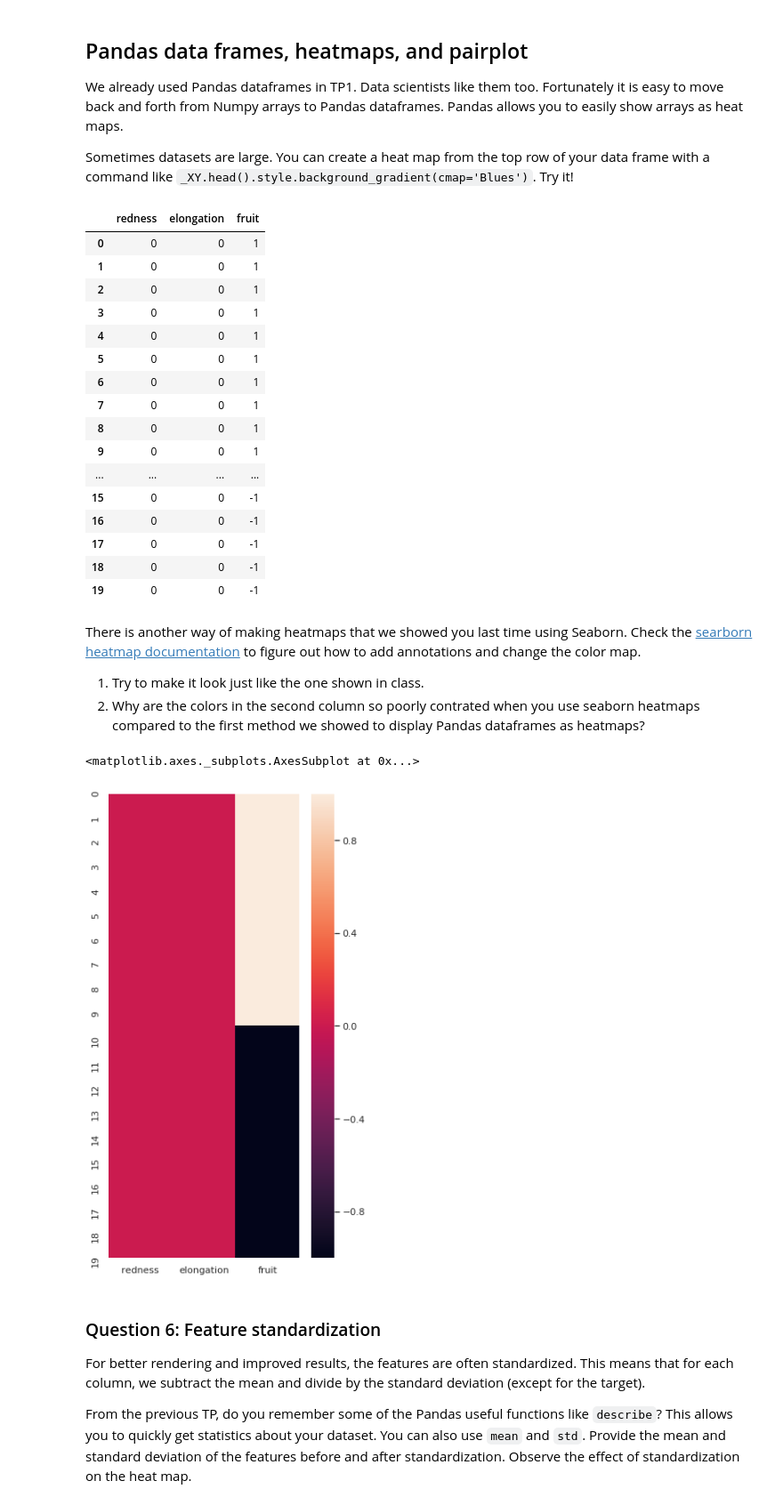
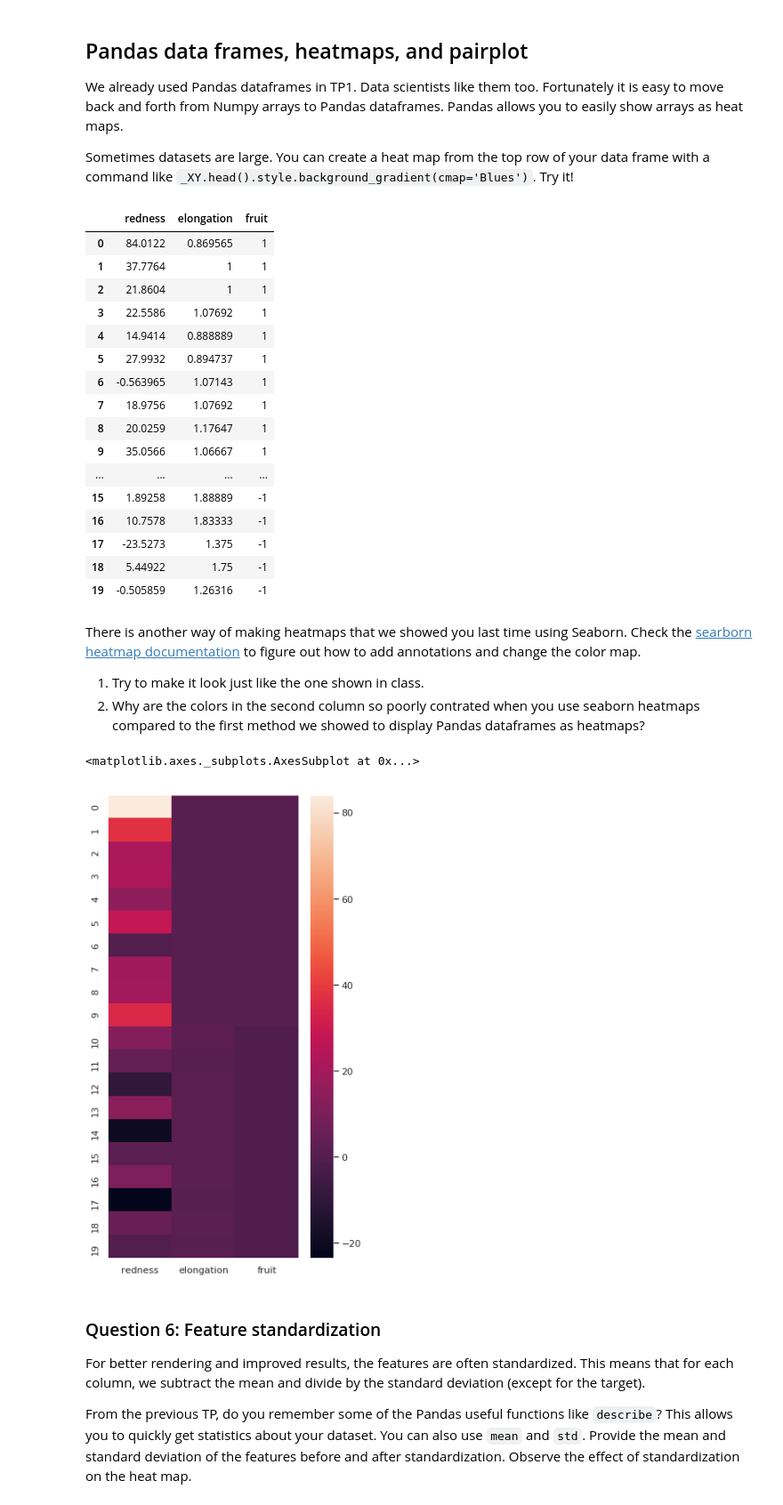
Before and after one commit to charlottetrupin/info232, a Jupyter notebook: TP1/TP1.ipynb, the cells around one changed output. Shown: that part at 89% size. Saved outputs shown, nothing was run; the diff lists cells and outputs as text; code cells hidden in the pictures.

```diff
--- a/TP1/TP1.ipynb
+++ b/TP1/TP1.ipynb
@@ -223,7 +223,7 @@ return [redness, elongation]
 question = 5
 
 def extract_features(M, verbose = True):
-    R = 1*M[:,:,0]; G = 1*M[:,:,1]; B = 1*M[:,:,2]
+    R = 1.*M[:,:,0]; G = 1.*M[:,:,1]; B = 1.*M[:,:,2]
     D = R-(G+B)/2
     V = (R+G+B)/3
     imw,imh = V.shape
@@ -280,22 +280,22 @@ _XY = pd.DataFrame(np.append(_X, Y, axis=1), columns=column_names)
 _XY.style.background_gradient(cmap='Blues')
 # %% [output]
 |  | redness | elongation | fruit |
-| 0 | 0 | 0 | 1 |
-| 1 | 0 | 0 | 1 |
-| 2 | 0 | 0 | 1 |
-| 3 | 0 | 0 | 1 |
-| 4 | 0 | 0 | 1 |
-| 5 | 0 | 0 | 1 |
-| 6 | 0 | 0 | 1 |
-| 7 | 0 | 0 | 1 |
-| 8 | 0 | 0 | 1 |
-| 9 | 0 | 0 | 1 |
+| 0 | 84.0122 | 0.869565 | 1 |
+| 1 | 37.7764 | 1 | 1 |
+| 2 | 21.8604 | 1 | 1 |
+| 3 | 22.5586 | 1.07692 | 1 |
+| 4 | 14.9414 | 0.888889 | 1 |
+| 5 | 27.9932 | 0.894737 | 1 |
+| 6 | -0.563965 | 1.07143 | 1 |
+| 7 | 18.9756 | 1.07692 | 1 |
+| 8 | 20.0259 | 1.17647 | 1 |
+| 9 | 35.0566 | 1.06667 | 1 |
 | ... | ... | ... | ... |
-| 15 | 0 | 0 | -1 |
-| 16 | 0 | 0 | -1 |
-| 17 | 0 | 0 | -1 |
-| 18 | 0 | 0 | -1 |
-| 19 | 0 | 0 | -1 |
+| 15 | 1.89258 | 1.88889 | -1 |
+| 16 | 10.7578 | 1.83333 | -1 |
+| 17 | -23.5273 | 1.375 | -1 |
+| 18 | 5.44922 | 1.75 | -1 |
+| 19 | -0.505859 | 1.26316 | -1 |
 # %% [markdown]
 There is another way of making heatmaps that we showed you last time using Seaborn. Check the <a href="https://seaborn.pydata.org/generated/seaborn.heatmap.html">searborn heatmap documentation</a> to figure out how to add annotations and change the color map.
 1. Try to make it look just like the one shown in class.
@@ -303,12 +303,12 @@ There is another way of making heatmaps that we showed you last time using Seabo
 # %%
 import seaborn as sns; sns.set()
 fig = plt.figure(figsize=(5,10))
-# Put your code here the create a seaborn heat map
-# looking like the one shown in class
+_XY = pd.DataFrame(np.append(_X, Y, axis=1), columns=column_names)
+_XY.head().style.background_gradient(cmap='Blues')
 sns.heatmap(_XY)
 # %% [output]
 <matplotlib.axes._subplots.AxesSubplot at 0x...>
-[figure, old version]
+[figure, new version]
 # %% [markdown]
 ### Question 6: Feature standardization
 For better rendering and improved results, the features are often standardized. This means that for each column, we subtract the mean and divide by the standard deviation (except for the target).
```
Also changed, not shown: parts of 2 cells of this notebook, 14 other files.
